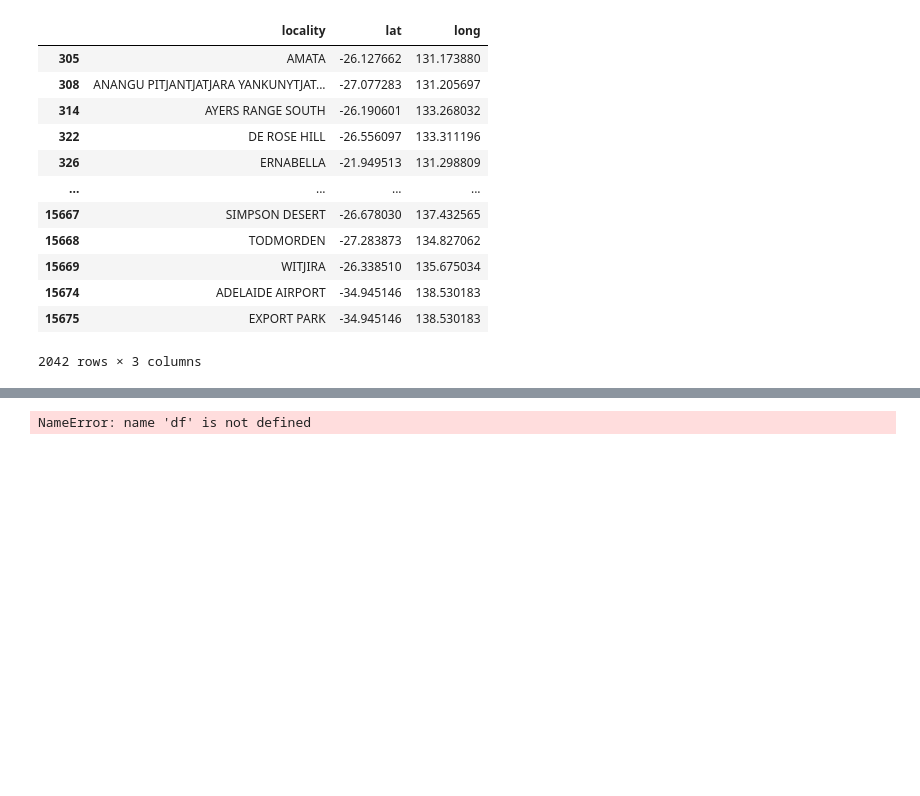
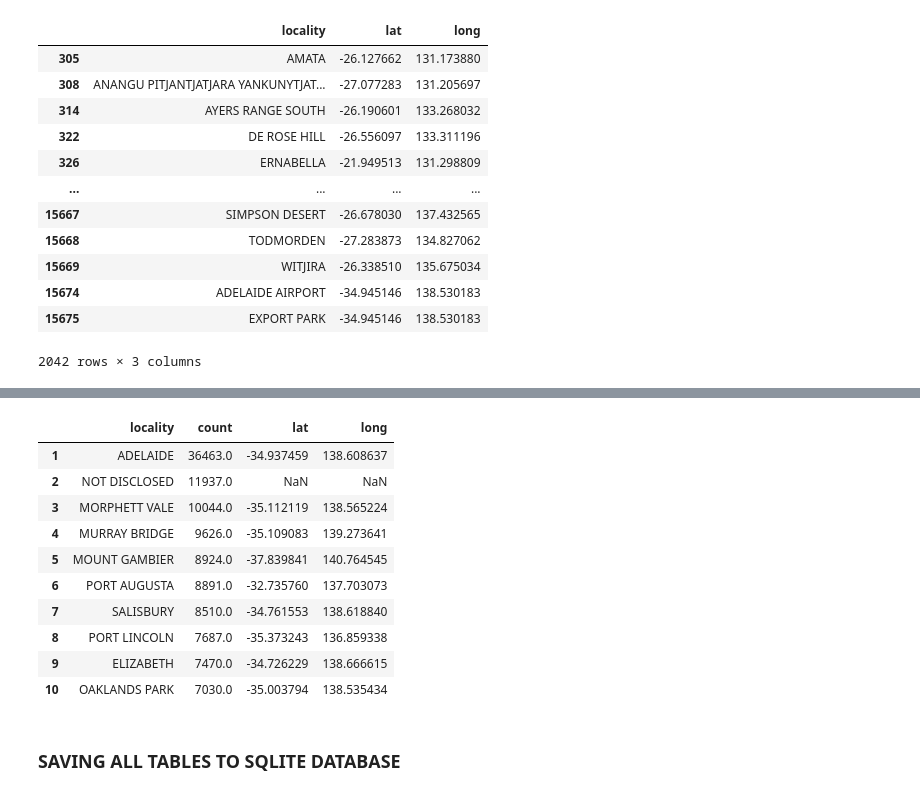
Before and after one commit to Shrutihindocha/Project-2-Visualisations, a Jupyter notebook: Data/raw_data/data_cleaning_new.ipynb, the cells around one changed output, grey strips where cells are left out. Cells and saved outputs as stored; diff of their text form; code cells hidden in the pictures; blank space fills up the shorter version.

```diff
--- a/Data/raw_data/data_cleaning_new.ipynb
+++ b/Data/raw_data/data_cleaning_new.ipynb
@@ -135,0 +432,4 @@ df.head()
+# %%
+locality_df = df.groupby("locality").sum()["count"]
+locality_df = pd.merge(locality_df,sa_geo_info_cleaned, on="locality", how="left")
+locality_df.info()
@@ -136,3 +448,23 @@ df.head()
+# %%
+# checking localities with most offence counts
+
+top10_localities = locality_df.sort_values("count", ascending=False).reset_index(drop=True).head(10)
+top10_localities.index = top10_localities.index + 1
+top10_localities
+# %% [output]
+|  | locality | count | lat | long |
+| 1 | ADELAIDE | 36463.0 | -34.937459 | 138.608637 |
+| 2 | NOT DISCLOSED | 11937.0 | NaN | NaN |
+| 3 | MORPHETT VALE | 10044.0 | -35.112119 | 138.565224 |
+| 4 | MURRAY BRIDGE | 9626.0 | -35.109083 | 139.273641 |
+| 5 | MOUNT GAMBIER | 8924.0 | -37.839841 | 140.764545 |
+| 6 | PORT AUGUSTA | 8891.0 | -32.735760 | 137.703073 |
+| 7 | SALISBURY | 8510.0 | -34.761553 | 138.618840 |
+| 8 | PORT LINCOLN | 7687.0 | -35.373243 | 136.859338 |
+| 9 | ELIZABETH | 7470.0 | -34.726229 | 138.666615 |
+| 10 | OAKLANDS PARK | 7030.0 | -35.003794 | 138.535434 |
+# %% [markdown]
+### SAVING ALL TABLES TO SQLITE DATABASE
 # %%
 database = "../sa_crime_new.sqlite"
 conn = sqlite3.connect(database)
@@ -141,4 +470,0 @@ df.to_sql(name="crime_data", con=conn, if_exists="fail")
-# %%
-df
-# %% [output]
-NameError: name 'df' is not defined
```
Also changed, not shown: parts of 47 cells of this notebook, 17 other files.
